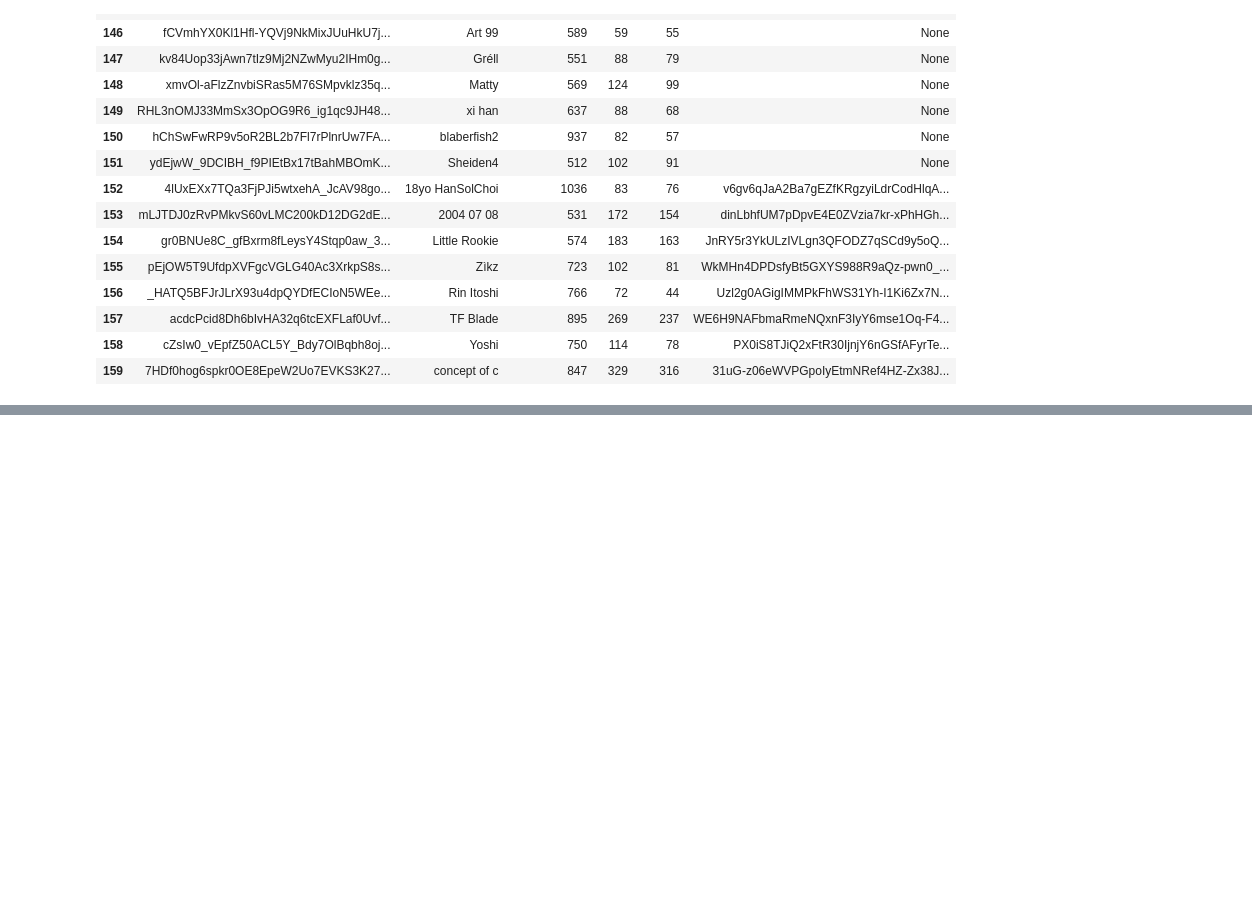
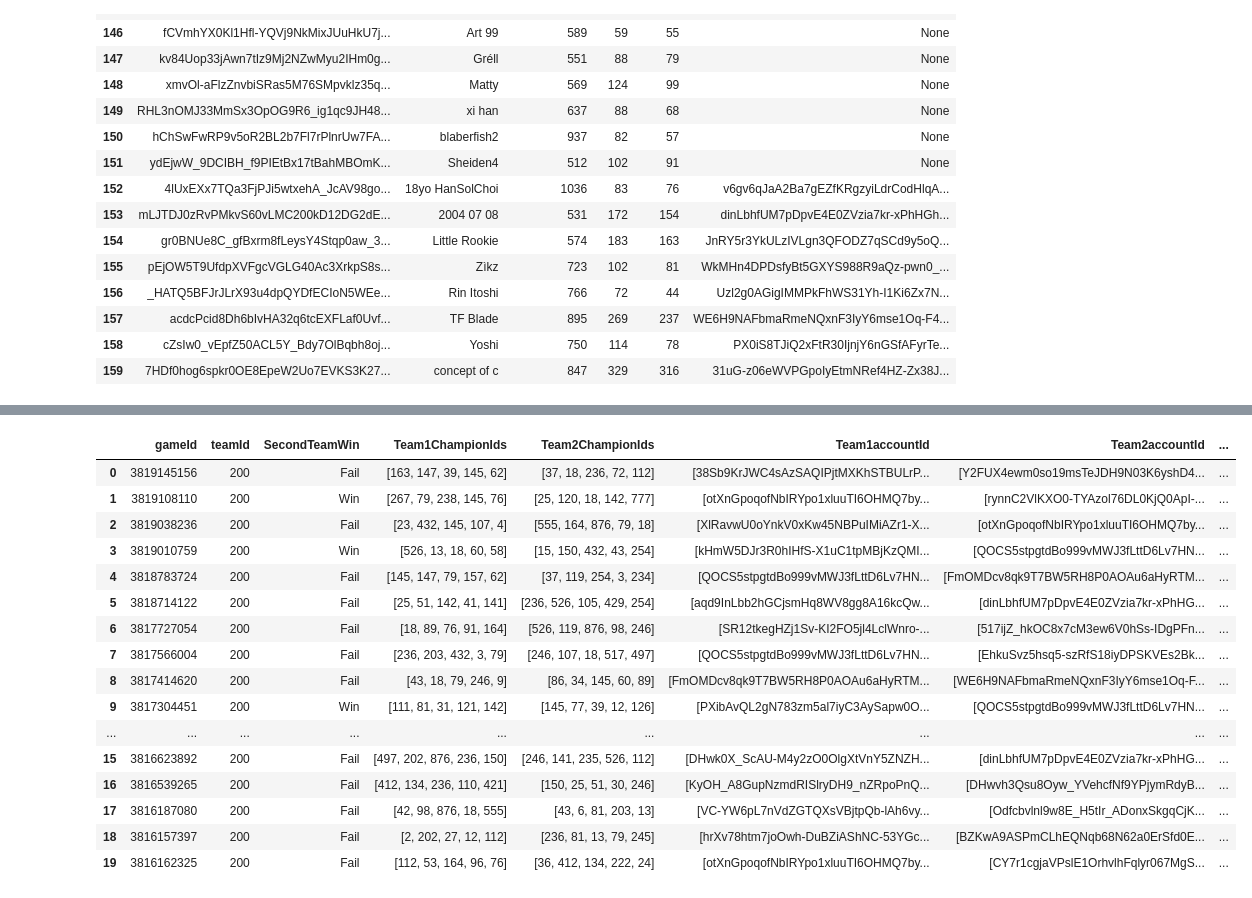
Before and after one commit to pzeng718/Predict-league-of-legends-match-outcome, a Jupyter notebook: RiotApiTest.ipynb, the cells around one changed output, grey strips where cells are left out. Drawn from its saved outputs; the diff is of its cells as text; code cells hidden in the pictures; blank space fills up the shorter version.

Commit message:
Done with second presentation info

```diff
--- a/RiotApiTest.ipynb
+++ b/RiotApiTest.ipynb
@@ -152,0 +165,6 @@ for i in playerTable['summonerName']:
+# %%
+actualMatches = []
+for game in matches:
+    for gameId in game['matches']:
+        actualMatches.append(gameId['gameId'])
+#actualMatches
@@ -152,0 +189,11 @@ for i in playerTable['summonerName']:
+# %%
+#FETCH MATCH ITSELF
+matchHistoryURL = 'https://na1.api.riotgames.com/lol/match/v4/matches/'
+realMatchInfo = []
+for i in actualMatches[0:20]:
+    PARAMS = {'region':'na1'}
+    finalURL = matchHistoryURL + str(i) + "?api_key=RGAPI-12a983bc-65ee-4335-9a8f-f086bf7b4631"
+    r = requests.get(url = finalURL, params = PARAMS)
+    jsondump = json.loads(json.dumps(r.json()))
+    realMatchInfo.append(jsondump)
+realMatchInfo[0:1]
@@ -152,0 +218,56 @@ for i in playerTable['summonerName']:
+# %%
+matchHistorydf = pd.DataFrame()
+for match in realMatchInfo[0:20]:
+    matchInfo = []
+    matchDict = {}
+    matchDict['gameId'] = match['gameId']
+
+    for winner in match['teams']:
+        matchDict['teamId'] = winner['teamId']
+        matchDict['SecondTeamWin'] = winner['win']
+        #winOrder = []
+        #winOrder.append(winner['win'])
+    #matchDict['win'] = winOrder#[winOrder['win'] for winOrder in winner]
+    champList = []
+    for champ in match['participants']:
+        champList.append(champ['championId'])
+        #print("Champions: " + str(champ['championId']))
+    matchDict['Team1ChampionIds'] = champList[0:5]
+    matchDict['Team2ChampionIds'] = champList[5:]
+
+    accId, summId = [],[]
+    for player in match['participantIdentities']:
+
+        accId.append(player['player']['accountId'])
+        summId.append(player['player']['summonerId'])
+    matchDict['Team1accountId'] = accId[0:5]
+    matchDict['Team2accountId'] = accId[5:]
+    matchDict['Team1summonerId'] = summId[0:5]
+    matchDict['Team2summonerId'] = summId[5:]
+    '''
+    matchDict['participants'] = players
+        matchDict['championId'] = player['championId']
+    playerChamps.append(eachChamp)
+    '''
+    matchInfo.append(matchDict)
+    matchHistorydf = pd.concat([matchHistorydf, pd.DataFrame.from_dict(matchInfo)])
+matchHistorydf.reset_index(drop=True, inplace=True)
+matchHistorydf
+# %% [output]
+|  | gameId | teamId | SecondTeamWin | Team1ChampionIds | Team2ChampionIds | Team1accountId | Team2accountId | ... |
+| 0 | 3819145156 | 200 | Fail | [163, 147, 39, 145, 62] | [37, 18, 236, 72, 112] | [38Sb9KrJWC4sAzSAQIPjtMXKhSTBULrP... | [Y2FUX4ewm0so19msTeJDH9N03K6yshD4... | ... |
+| 1 | 3819108110 | 200 | Win | [267, 79, 238, 145, 76] | [25, 120, 18, 142, 777] | [otXnGpoqofNbIRYpo1xluuTI6OHMQ7by... | [rynnC2VlKXO0-TYAzol76DL0KjQ0ApI-... | ... |
+| 2 | 3819038236 | 200 | Fail | [23, 432, 145, 107, 4] | [555, 164, 876, 79, 18] | [XlRavwU0oYnkV0xKw45NBPuIMiAZr1-X... | [otXnGpoqofNbIRYpo1xluuTI6OHMQ7by... | ... |
+| 3 | 3819010759 | 200 | Win | [526, 13, 18, 60, 58] | [15, 150, 432, 43, 254] | [kHmW5DJr3R0hIHfS-X1uC1tpMBjKzQMI... | [QOCS5stpgtdBo999vMWJ3fLttD6Lv7HN... | ... |
+| 4 | 3818783724 | 200 | Fail | [145, 147, 79, 157, 62] | [37, 119, 254, 3, 234] | [QOCS5stpgtdBo999vMWJ3fLttD6Lv7HN... | [FmOMDcv8qk9T7BW5RH8P0AOAu6aHyRTM... | ... |
+| 5 | 3818714122 | 200 | Fail | [25, 51, 142, 41, 141] | [236, 526, 105, 429, 254] | [aqd9InLbb2hGCjsmHq8WV8gg8A16kcQw... | [dinLbhfUM7pDpvE4E0ZVzia7kr-xPhHG... | ... |
+| 6 | 3817727054 | 200 | Fail | [18, 89, 76, 91, 164] | [526, 119, 876, 98, 246] | [SR12tkegHZj1Sv-KI2FO5jl4LclWnro-... | [517ijZ_hkOC8x7cM3ew6V0hSs-IDgPFn... | ... |
+| 7 | 3817566004 | 200 | Fail | [236, 203, 432, 3, 79] | [246, 107, 18, 517, 497] | [QOCS5stpgtdBo999vMWJ3fLttD6Lv7HN... | [EhkuSvz5hsq5-szRfS18iyDPSKVEs2Bk... | ... |
+| 8 | 3817414620 | 200 | Fail | [43, 18, 79, 246, 9] | [86, 34, 145, 60, 89] | [FmOMDcv8qk9T7BW5RH8P0AOAu6aHyRTM... | [WE6H9NAFbmaRmeNQxnF3IyY6mse1Oq-F... | ... |
+| 9 | 3817304451 | 200 | Win | [111, 81, 31, 121, 142] | [145, 77, 39, 12, 126] | [PXibAvQL2gN783zm5al7iyC3AySapw0O... | [QOCS5stpgtdBo999vMWJ3fLttD6Lv7HN... | ... |
+| ... | ... | ... | ... | ... | ... | ... | ... | ... |
+| 15 | 3816623892 | 200 | Fail | [497, 202, 876, 236, 150] | [246, 141, 235, 526, 112] | [DHwk0X_ScAU-M4y2zO0OlgXtVnY5ZNZH... | [dinLbhfUM7pDpvE4E0ZVzia7kr-xPhHG... | ... |
+| 16 | 3816539265 | 200 | Fail | [412, 134, 236, 110, 421] | [150, 25, 51, 30, 246] | [KyOH_A8GupNzmdRISlryDH9_nZRpoPnQ... | [DHwvh3Qsu8Oyw_YVehcfNf9YPjymRdyB... | ... |
+| 17 | 3816187080 | 200 | Fail | [42, 98, 876, 18, 555] | [43, 6, 81, 203, 13] | [VC-YW6pL7nVdZGTQXsVBjtpQb-lAh6vy... | [Odfcbvlnl9w8E_H5tIr_ADonxSkgqCjK... | ... |
+| 18 | 3816157397 | 200 | Fail | [2, 202, 27, 12, 112] | [236, 81, 13, 79, 245] | [hrXv78htm7joOwh-DuBZiAShNC-53YGc... | [BZKwA9ASPmCLhEQNqb68N62a0ErSfd0E... | ... |
+| 19 | 3816162325 | 200 | Fail | [112, 53, 164, 96, 76] | [36, 412, 134, 222, 24] | [otXnGpoqofNbIRYpo1xluuTI6OHMQ7by... | [CY7r1cgjaVPslE1OrhvlhFqlyr067MgS... | ... |
```
Also changed, not shown: parts of 8 cells of this notebook.
